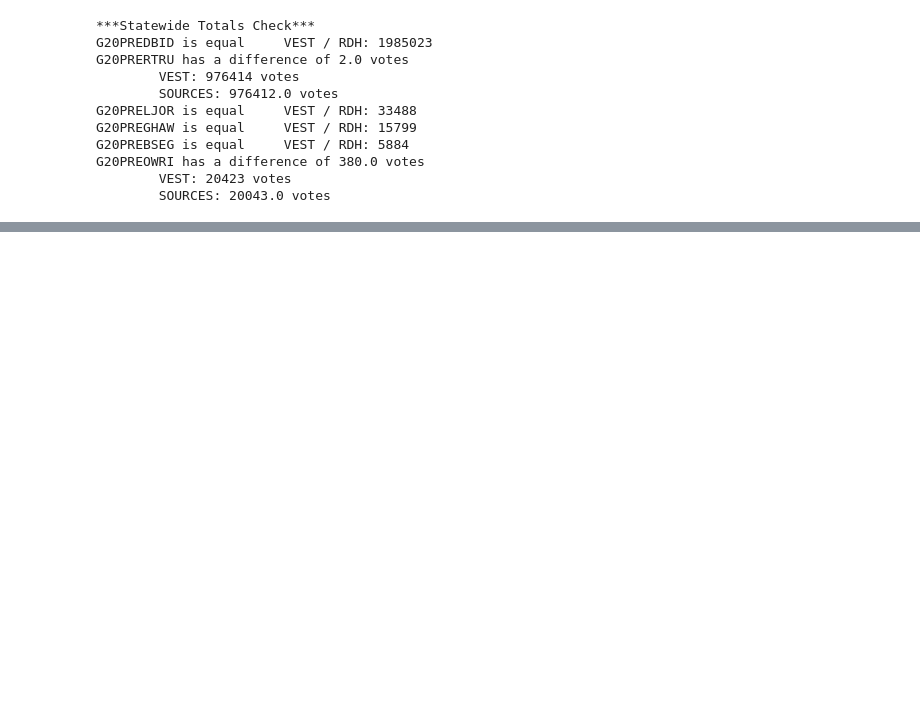
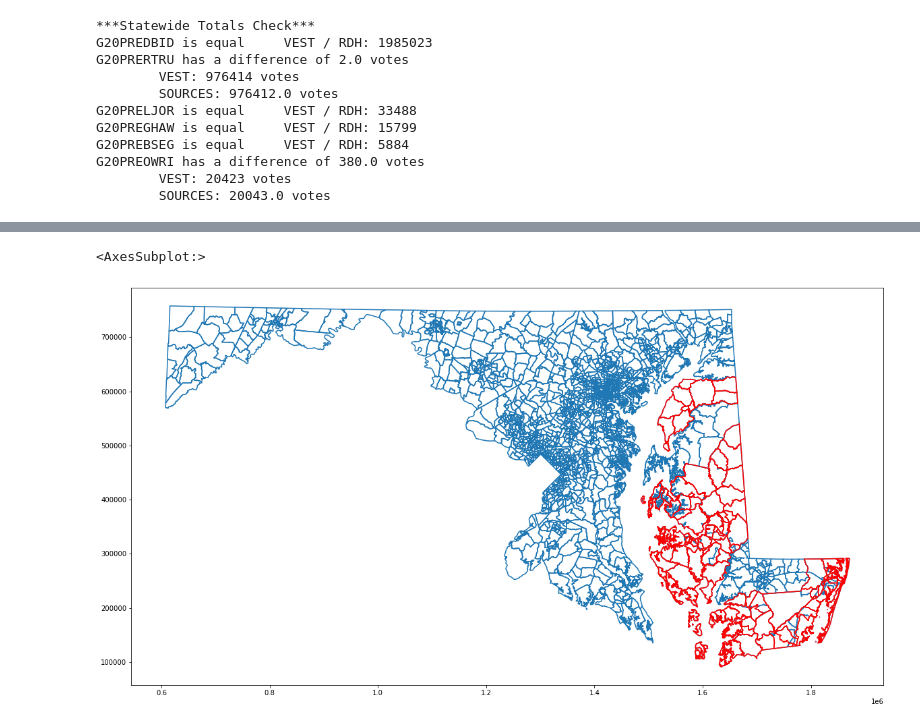
Before and after one commit to nonpartisan-redistricting-datahub/pdv-md, a Jupyter notebook: vest-md-20/vest-md-2020-validation.ipynb, the cells around one changed output, grey strips where cells are left out. Saved outputs shown, nothing was run; the diff lists cells and outputs as text; code cells hidden in the pictures; blank space fills up the shorter version.

```diff
--- a/vest-md-20/vest-md-2020-validation.ipynb
+++ b/vest-md-20/vest-md-2020-validation.ipynb
@@ -201,0 +422,12 @@ NameError: name 'partner_df' is not defined
+# %%
+md_shapefile = gp.read_file("/Users/peterhorton/Documents/RDH/pdv/pdv-md/vest-md-20/raw-from-source/Shapefile/precinct2010/Precinct2010_83NadMeters.shp")
+# %%
+md_shapefile_filtered = md_shapefile[md_shapefile["COUNTY"].str[2:5].isin(['011','019','029','039','041','047'])]
+# %%
+md_shapefile_filtered = md_shapefile_filtered.to_crs(vest_md_20.crs)
+# %%
+ax = vest_md_20.boundary.plot(figsize=(20,20))
+md_shapefile_filtered.boundary.plot(ax=ax,color="red")
+# %% [output]
+<AxesSubplot:>
+[figure, added]
```
Also changed, not shown: parts of 31 cells of this notebook.
